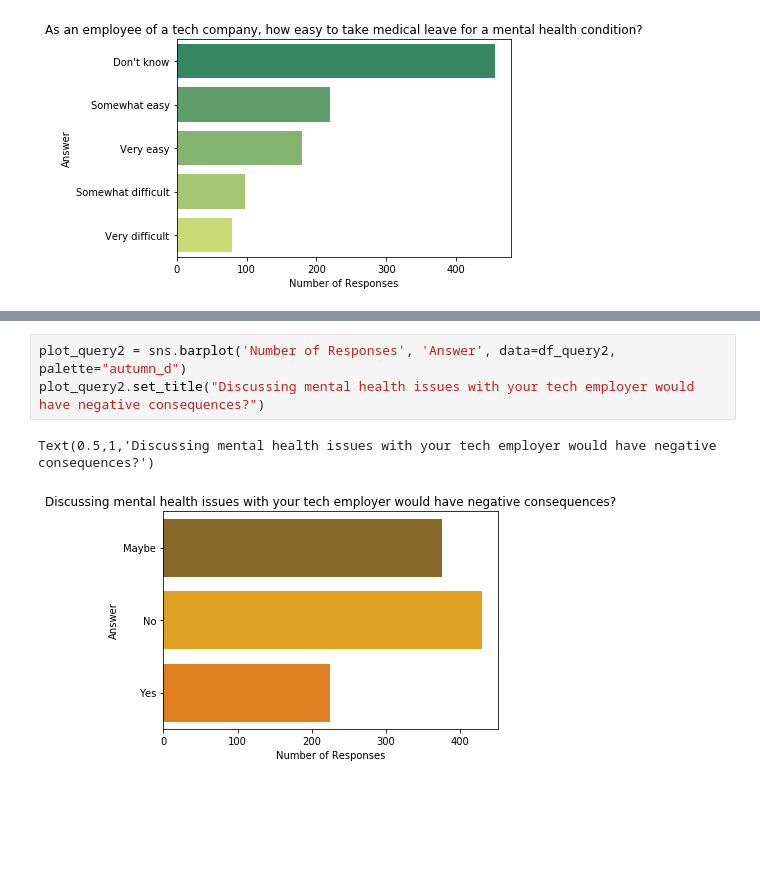
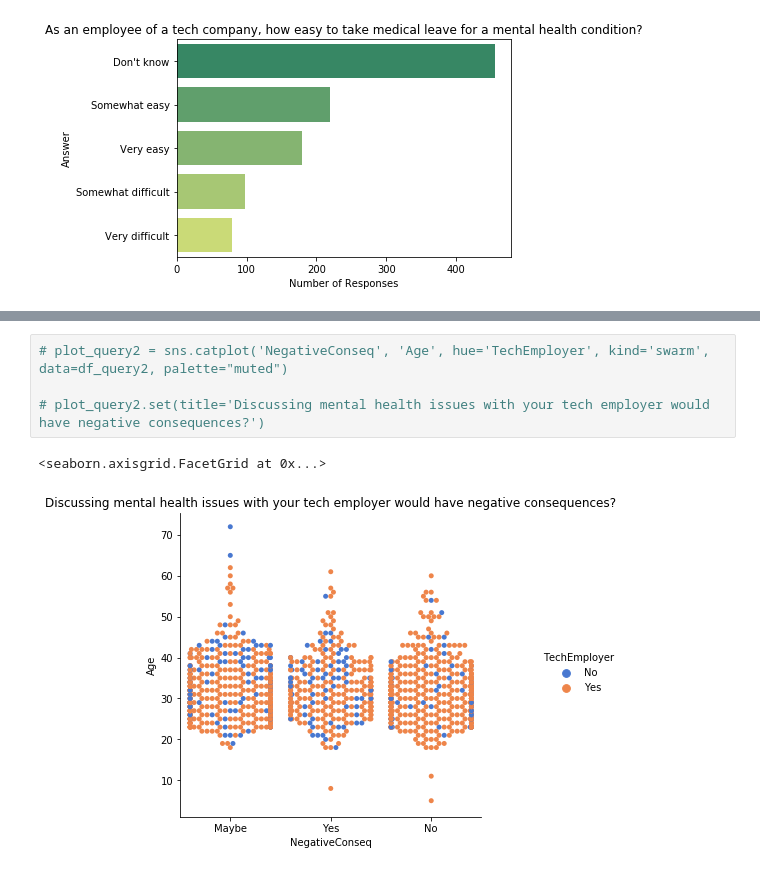
Before and after one commit to laimich/Tech-Mental-Health-Survey-Data-Analysis, a Jupyter notebook: mental_health_survey_data_analysis.ipynb, the cells around one changed output, grey strips where cells are left out. Drawn from its saved outputs; the diff is of its cells as text; blank space fills up the shorter version.

```diff
--- a/mental_health_survey_data_analysis.ipynb
+++ b/mental_health_survey_data_analysis.ipynb
@@ -151,6 +161,7 @@ df_query2
 # %%
-plot_query2 = sns.barplot('Number of Responses', 'Answer', data=df_query2, palette="autumn_d")
-plot_query2.set_title("Discussing mental health issues with your tech employer would have negative consequences?")
+# plot_query2 = sns.catplot('NegativeConseq', 'Age', hue='TechEmployer', kind='swarm', data=df_query2, palette="muted")
+
+# plot_query2.set(title='Discussing mental health issues with your tech employer would have negative consequences?')
 # %% [output]
-Text(0.5,1,'Discussing mental health issues with your tech employer would have negative consequences?')
+<seaborn.axisgrid.FacetGrid at 0x...>
-[figure, old version]
+[figure, new version]
```
Also changed, not shown: parts of 25 cells of this notebook.
